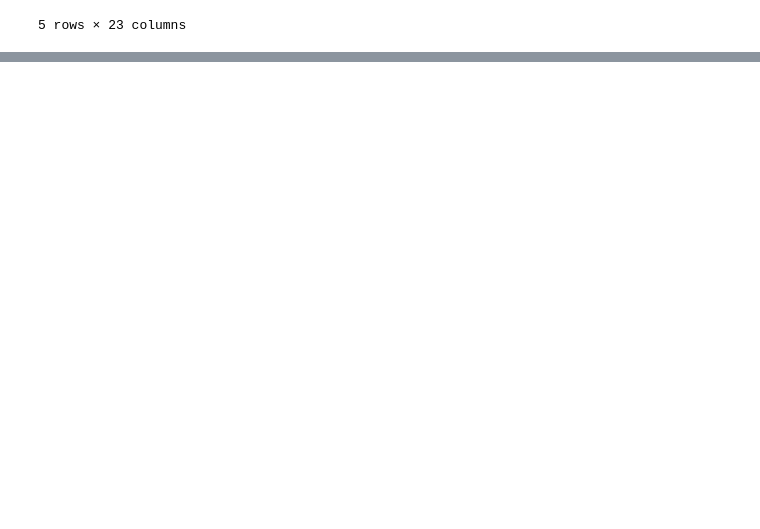
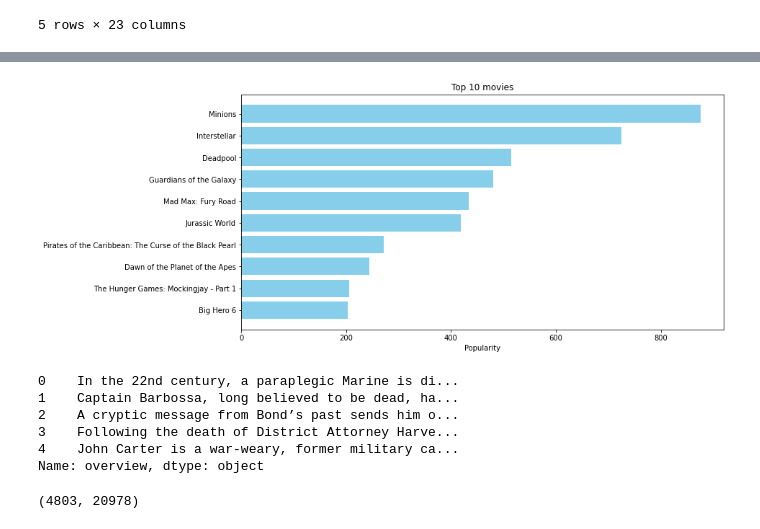
Before and after one commit to ChintzRuparel/Movie-Recommendation-Engine, a Jupyter notebook: Index.ipynb, the cells around one changed output, grey strips where cells are left out. Cells and saved outputs as stored; diff of their text form; code cells hidden in the pictures; blank space fills up the shorter version.

```diff
--- a/Index.ipynb
+++ b/Index.ipynb
@@ -37,7 +33,7 @@ credits_df.head()
 | 3 | 49026 | The Dark Knight Rises | [{"cast_id": 2, "character": "Bru... | [{"credit_id": "52fe4781c3a36847f... |
 | 4 | 49529 | John Carter | [{"cast_id": 5, "character": "Joh... | [{"credit_id": "52fe479ac3a36847f... |
 # %%
-credits_df.columns = ['id','title','cast','crew']
+credits_df.columns = ['id','tittle','cast','crew']
 movies_df = movies_df.merge(credits_df, on="id")
 # %%
 movies_df.head()
@@ -51,0 +85,32 @@ movies_df.head()
+# %%
+def plot():
+    popularity = movies_df.sort_values("popularity", ascending=False)
+    plt.figure(figsize=(12, 6))
+    plt.barh(popularity["title"].head(10), popularity["popularity"].head(10), align="center", color="skyblue")
+    plt.gca().invert_yaxis()
+    plt.title("Top 10 movies")
+    plt.xlabel("Popularity")
+    plt.show()
+
+
+plot()
+# %% [output]
+[figure, added]
+# %%
+# Content based Filtering
+print(movies_df["overview"].head(5))
+# %% [output]
+0    In the 22nd century, a paraplegic Marine is di...
+1    Captain Barbossa, long believed to be dead, ha...
+2    A cryptic message from Bond’s past sends him o...
+3    Following the death of District Attorney Harve...
+4    John Carter is a war-weary, former military ca...
+Name: overview, dtype: object
+# %%
+tfidf = TfidfVectorizer(stop_words="english")
+movies_df["overview"] = movies_df["overview"].fillna("")
+
+tfidf_matrix = tfidf.fit_transform(movies_df["overview"])
+print(tfidf_matrix.shape)
+# %% [output]
+(4803, 20978)
```
Also changed, not shown: parts of 19 cells of this notebook.
